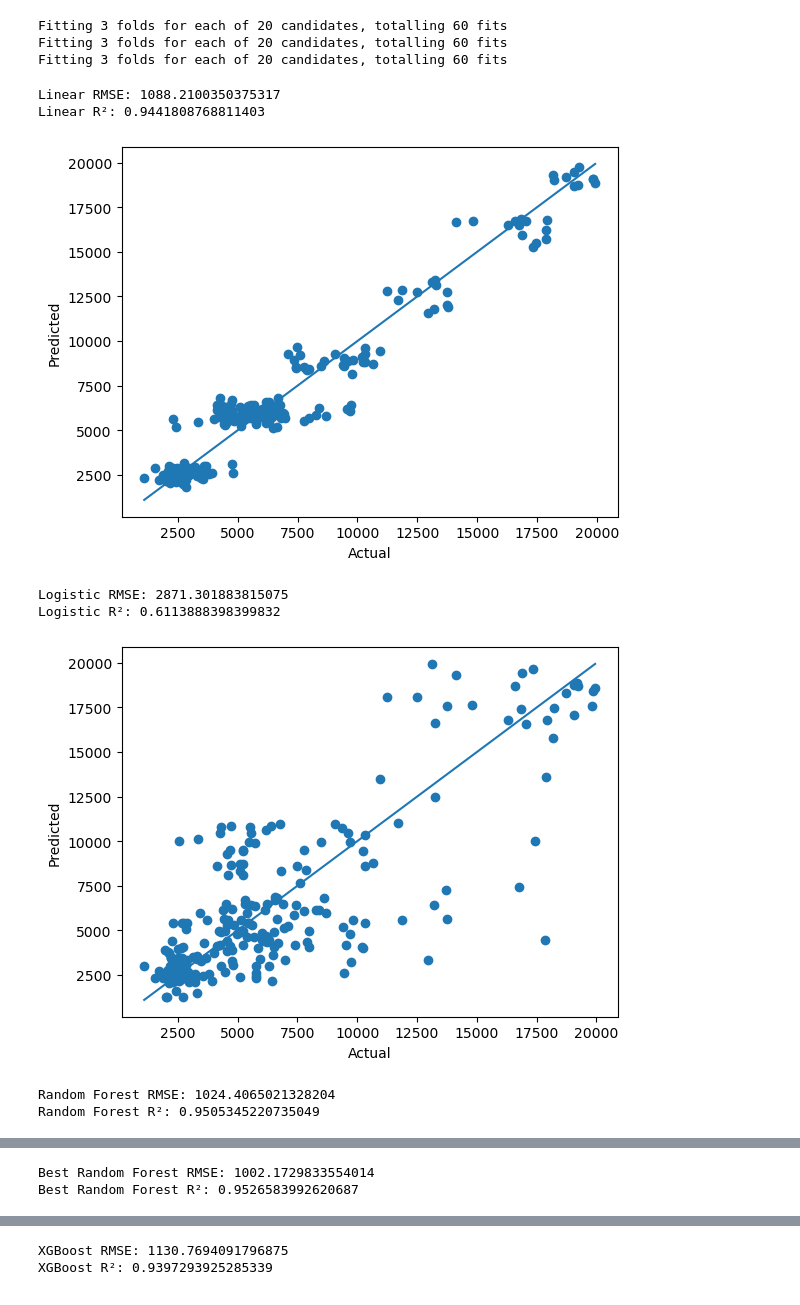
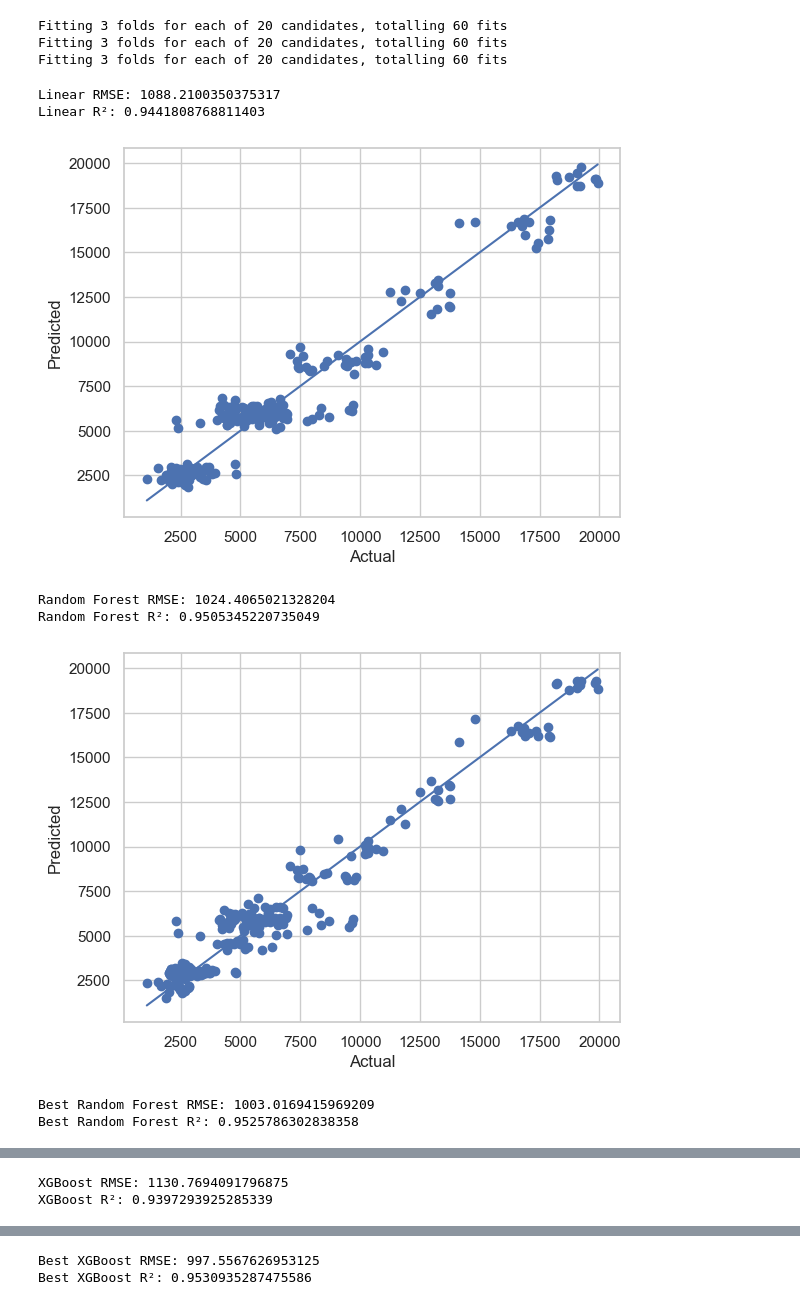
Before and after one commit to matheusabido/ai-employee-project, a Jupyter notebook: regressionmodel.ipynb, the cells around one changed output, grey strips where cells are left out. Saved outputs shown, nothing was run; the diff lists cells and outputs as text; code cells hidden in the pictures.

```diff
--- a/regressionmodel.ipynb
+++ b/regressionmodel.ipynb
@@ -47,3 +85,31 @@ dtype: int64
+# %%
+df['Age'] = df['Age'].fillna(df['Age'].mean())
+df['DailyRate'] = df['DailyRate'].fillna(df['DailyRate'].mean())
+df['DistanceFromHome'] = df['DistanceFromHome'].fillna(df['DistanceFromHome'].median())
+df['Education'] = df['Education'].fillna(df['Education'].mode()[0])
+df['EnvironmentSatisfaction'] = df['EnvironmentSatisfaction'].fillna(df['EnvironmentSatisfaction'].mode()[0])
+df['HourlyRate'] = df['HourlyRate'].fillna(df['HourlyRate'].mean())
+df['JobInvolvement'] = df['JobInvolvement'].fillna(df['JobInvolvement'].mode()[0])
+df['Attrition'] = df['Attrition'].fillna(df['Attrition'].mode()[0])
+df['MonthlyRate'] = df['MonthlyRate'].fillna(df['MonthlyRate'].mean())
+df['NumCompaniesWorked'] = df['NumCompaniesWorked'].fillna(df['NumCompaniesWorked'].median())
+df['PercentSalaryHike'] = df['PercentSalaryHike'].fillna(df['PercentSalaryHike'].median())
+df['PerformanceRating'] = df['PerformanceRating'].fillna(df['PerformanceRating'].mode()[0])
+df['RelationshipSatisfaction'] = df['RelationshipSatisfaction'].fillna(df['RelationshipSatisfaction'].mode()[0])
+df['StockOptionLevel'] = df['StockOptionLevel'].fillna(df['StockOptionLevel'].mode()[0])
+df['TotalWorkingYears'] = df['TotalWorkingYears'].fillna(df['TotalWorkingYears'].median())
+df['TrainingTimesLastYear'] = df['TrainingTimesLastYear'].fillna(df['TrainingTimesLastYear'].median())
+df['WorkLifeBalance'] = df['WorkLifeBalance'].fillna(df['WorkLifeBalance'].mode()[0])
+df['YearsAtCompany'] = df['YearsAtCompany'].fillna(df['YearsAtCompany'].median())
+df['YearsInCurrentRole'] = df['YearsInCurrentRole'].fillna(df['YearsInCurrentRole'].median())
+df['YearsSinceLastPromotion'] = df['YearsSinceLastPromotion'].fillna(df['YearsSinceLastPromotion'].median())
+df['YearsWithCurrManager'] = df['YearsWithCurrManager'].fillna(df['YearsWithCurrManager'].median())
+df['BusinessTravel'] = df['BusinessTravel'].fillna(df['BusinessTravel'].mode()[0])
+df['EducationField'] = df['EducationField'].fillna(df['EducationField'].mode()[0])
+df['Gender'] = df['Gender'].fillna(df['Gender'].mode()[0])
+df['JobRole'] = df['JobRole'].fillna(df['JobRole'].mode()[0])
+df['MaritalStatus'] = df['MaritalStatus'].fillna(df['MaritalStatus'].mode()[0])
+df['OverTime'] = df['OverTime'].fillna(df['OverTime'].mode()[0])
 # %%
 from sklearn.preprocessing import OneHotEncoder
 
@@ -244,22 +304,6 @@ def test_linear():
 
     print(f'Linear RMSE: {linear_rmse}')
     print(f'Linear R²: {linear_r2}')
-
-    plt.scatter(y_test, y_pred)
-    min_val = min(y_test.min(), y_pred.min())
-    max_val = max(y_test.max(), y_pred.max())
-    plt.xlabel("Actual")
-    plt.ylabel("Predicted")
-    plt.plot([min_val, max_val], [min_val, max_val])
-    plt.show()
-
-def test_logistic():
-    y_pred = logistic_model.predict(X_test)
-    logistic_rmse = root_mean_squared_error(y_test, y_pred)
-    logistic_r2 = r2_score(y_test, y_pred)
-
-    print(f'Logistic RMSE: {logistic_rmse}')
-    print(f'Logistic R²: {logistic_r2}')
 
     plt.scatter(y_test, y_pred)
     min_val = min(y_test.min(), y_pred.min())
@@ -363,19 +407,18 @@ def test_xgboost_rf_hyperparamterized():
     plt.show()
 # %%
 test_linear()
-test_logistic()
 test_rf()
 test_rf_hyperparamterized()
 test_xgboost()
 test_xgboost_hyperparamterized()
 test_xgboost_rf()
 test_xgboost_rf_hyperparamterized()
 # %% [output]
 Linear RMSE: 1088.2100350375317
 Linear R²: 0.9441808768811403
-[figure, old version]
+[figure, new version]
-Logistic RMSE: 2871.301883815075
-Logistic R²: 0.6113888398399832
+Random Forest RMSE: 1024.4065021328204
+Random Forest R²: 0.9505345220735049
-[figure, old version]
+[figure, new version]
-Random Forest RMSE: 1024.4065021328204
-Random Forest R²: 0.9505345220735049
+Best Random Forest RMSE: 1003.0169415969209
+Best Random Forest R²: 0.9525786302838358
@@ -383,2 +426,2 @@ Random Forest R²: 0.9505345220735049
-Best Random Forest RMSE: 1002.1729833554014
-Best Random Forest R²: 0.9526583992620687
+XGBoost RMSE: 1130.7694091796875
+XGBoost R²: 0.9397293925285339
@@ -386,2 +429,2 @@ Best Random Forest R²: 0.9526583992620687
-XGBoost RMSE: 1130.7694091796875
-XGBoost R²: 0.9397293925285339
+Best XGBoost RMSE: 997.5567626953125
+Best XGBoost R²: 0.9530935287475586
```
Also changed, not shown: parts of 4 cells of this notebook, 2 other files.
